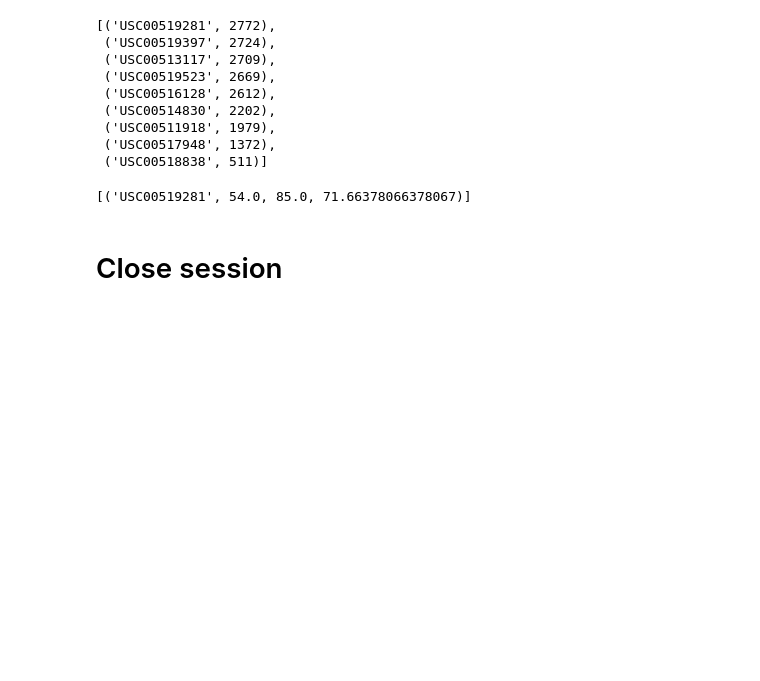
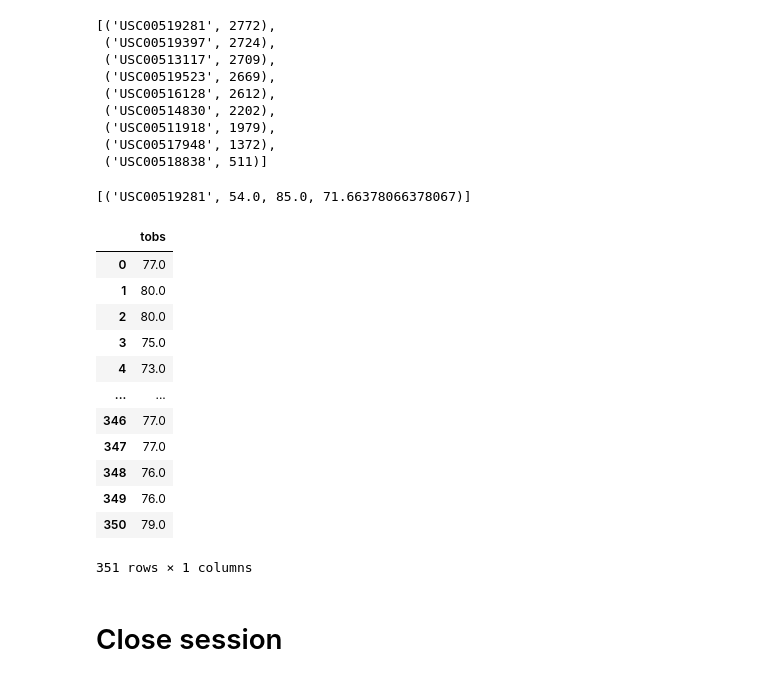
Before and after one commit to Navilongo/Vacation-planning-w-SQL, a Jupyter notebook: climate_starter.ipynb, the cells around one changed output. Saved outputs shown, nothing was run; the diff lists cells and outputs as text; code cells hidden in the pictures; blank space fills up the shorter version.

Commit message:
Create temperature df

```diff
--- a/climate_starter.ipynb
+++ b/climate_starter.ipynb
@@ -144,8 +144,27 @@ most_active
 # %%
 # Using the most active station id
 # Query the last 12 months of temperature observation data for this station and plot the results as a histogram
 
 temperature = session.query(Measurement.tobs).filter(Measurement.date>"2016-08-23").filter(Measurement.station=="USC00519281").all()
+
+# Save the query results as a Pandas DataFrame and set the index to the date column
+temperature_df = pd.DataFrame(temperature, columns=['tobs'])
+
+temperature_df
+# %% [output]
+|  | tobs |
+| 0 | 77.0 |
+| 1 | 80.0 |
+| 2 | 80.0 |
+| 3 | 75.0 |
+| 4 | 73.0 |
+| ... | ... |
+| 346 | 77.0 |
+| 347 | 77.0 |
+| 348 | 76.0 |
+| 349 | 76.0 |
+| 350 | 79.0 |
+351 rows × 1 columns
 # %% [markdown]
 # Close session
 # %%
```
